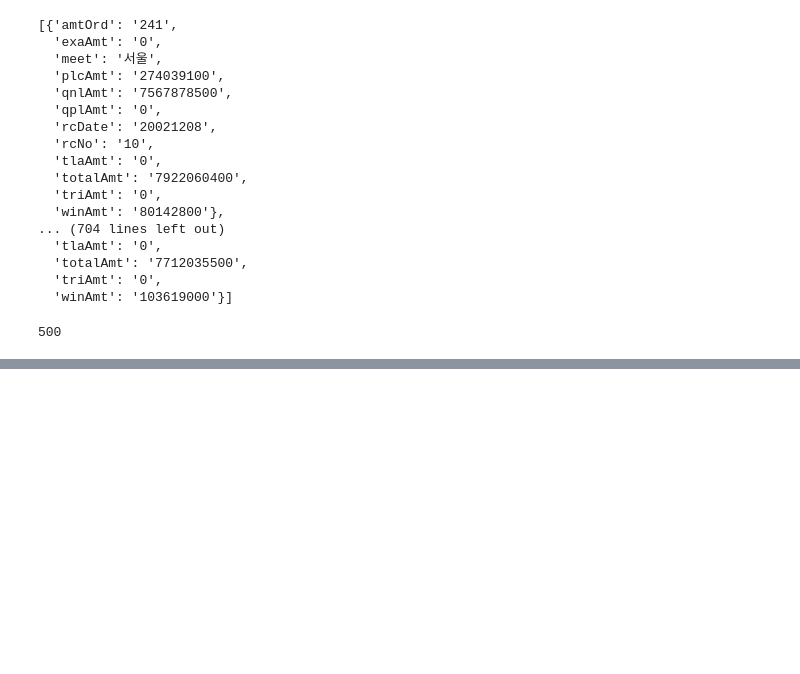
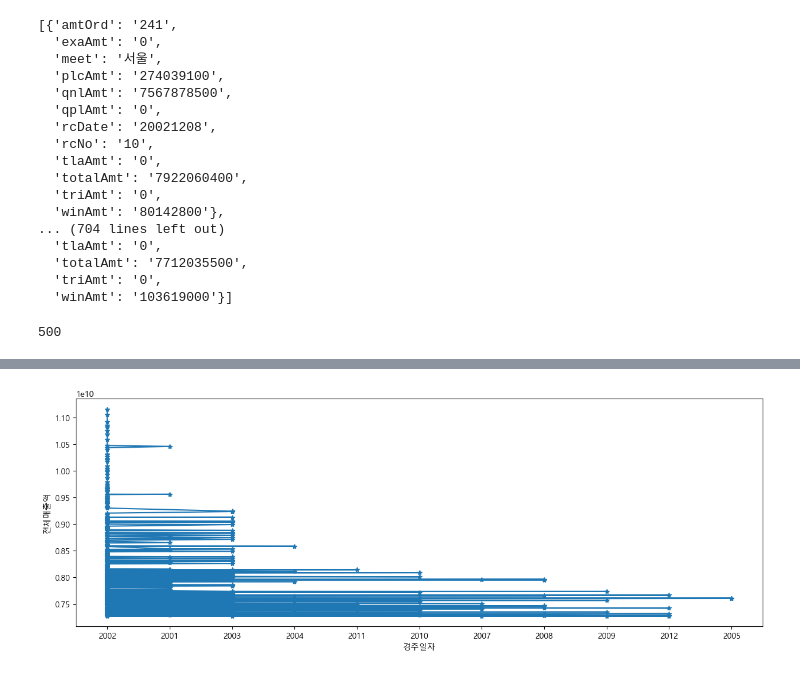
Before and after one commit to simwh123/bigdata-analysis-2024, a Jupyter notebook: day14/심우현.ipynb, the cells around one changed output, grey strips where cells are left out. Drawn from its saved outputs; the diff is of its cells as text; code cells hidden in the pictures; blank space fills up the shorter version.

```diff
--- a/day14/심우현.ipynb
+++ b/day14/심우현.ipynb
@@ -102,0 +138,2 @@ DatasList.to_excel('./data/경마매출순위.xlsx',index = False)
+# %%
+Datas2 = Datas2.rename(columns={'amtOrd':'매출순위','meet':'시행경마장명','rcDate':'경주일자','rcNo':'경주번호','totalAmt':'전체매출액'})
@@ -102,0 +165,2 @@ DatasList.to_excel('./data/경마매출순위.xlsx',index = False)
+# %%
+Datas4 = pd.read_excel('./data/경마매출액_정렬.xlsx')
@@ -102,0 +184,4 @@ DatasList.to_excel('./data/경마매출순위.xlsx',index = False)
+# %%
+Datas4['경주일자'] = Datas4['경주일자'].astype(str)
+# %%
+Datas4['경주일자'] = Datas4['경주일자'].str[:4]
@@ -102,0 +211,8 @@ DatasList.to_excel('./data/경마매출순위.xlsx',index = False)
+# %%
+plt.figure(figsize=(15,5))
+plt.plot(Datas4['경주일자'],Datas2['전체매출액'],marker = '*')
+plt.xlabel('경주일자')
+plt.ylabel('전체매출액')
+plt.show()
+# %% [output]
+[figure, added]
```
Also changed, not shown: parts of 16 cells of this notebook, 3 other files.
